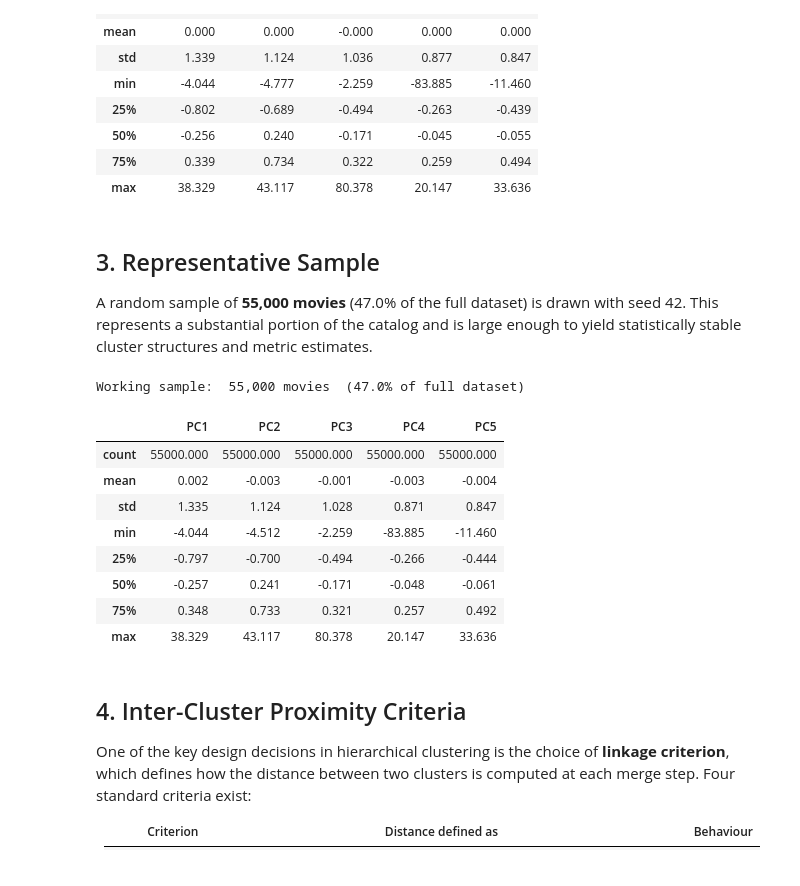
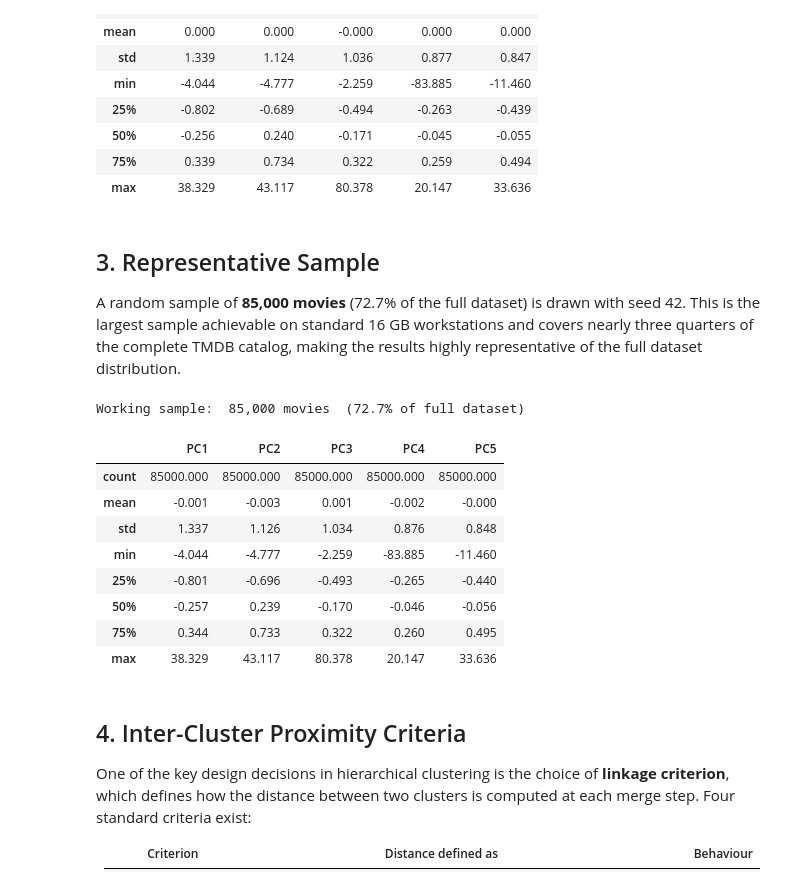
Before and after one commit to nat1600/data-mining-movies, a Jupyter notebook: Hierarchical_Clustering.ipynb, the cells around one changed output. Cells and saved outputs as stored; diff of their text form; code cells hidden in the pictures.

```diff
--- a/Hierarchical_Clustering.ipynb
+++ b/Hierarchical_Clustering.ipynb
@@ -113,28 +113,29 @@ Full dataset ready:  116,929 movies | 5 PCA features
 # %% [markdown]
 ## 3. Representative Sample
 
-A random sample of **55,000 movies** (47.0% of the full dataset) is drawn with
-seed 42. This represents a substantial portion of the catalog and is large enough
-to yield statistically stable cluster structures and metric estimates.
+A random sample of **85,000 movies** (72.7% of the full dataset) is drawn with
+seed 42. This is the largest sample achievable on standard 16 GB workstations
+and covers nearly three quarters of the complete TMDB catalog, making the
+results highly representative of the full dataset distribution.
 # %%
 np.random.seed(42)
-N_SAMPLE   = 55_000
+N_SAMPLE   = 85_000
 idx_sample = np.random.choice(len(X_pca), size=N_SAMPLE, replace=False)
 X_sample   = X_pca[idx_sample]
 df_sample  = df_clean.iloc[idx_sample].copy().reset_index(drop=True)
 
 print(f"Working sample:  {N_SAMPLE:,} movies  ({N_SAMPLE / len(X_pca) * 100:.1f}% of full dataset)")
 display(df_sample[PCA_COLS].describe().round(3))
 # %% [output]
-Working sample:  55,000 movies  (47.0% of full dataset)
+Working sample:  85,000 movies  (72.7% of full dataset)
 |  | PC1 | PC2 | PC3 | PC4 | PC5 |
-| count | 55000.000 | 55000.000 | 55000.000 | 55000.000 | 55000.000 |
-| mean | 0.002 | -0.003 | -0.001 | -0.003 | -0.004 |
-| std | 1.335 | 1.124 | 1.028 | 0.871 | 0.847 |
-| min | -4.044 | -4.512 | -2.259 | -83.885 | -11.460 |
-| 25% | -0.797 | -0.700 | -0.494 | -0.266 | -0.444 |
-| 50% | -0.257 | 0.241 | -0.171 | -0.048 | -0.061 |
-| 75% | 0.348 | 0.733 | 0.321 | 0.257 | 0.492 |
+| count | 85000.000 | 85000.000 | 85000.000 | 85000.000 | 85000.000 |
+| mean | -0.001 | -0.003 | 0.001 | -0.002 | -0.000 |
+| std | 1.337 | 1.126 | 1.034 | 0.876 | 0.848 |
+| min | -4.044 | -4.777 | -2.259 | -83.885 | -11.460 |
+| 25% | -0.801 | -0.696 | -0.493 | -0.265 | -0.440 |
+| 50% | -0.257 | 0.239 | -0.170 | -0.046 | -0.056 |
+| 75% | 0.344 | 0.733 | 0.322 | 0.260 | 0.495 |
 | max | 38.329 | 43.117 | 80.378 | 20.147 | 33.636 |
 # %% [markdown]
 ## 4. Inter-Cluster Proximity Criteria
```
Also changed, not shown: parts of 24 cells of this notebook, 6 other files.
